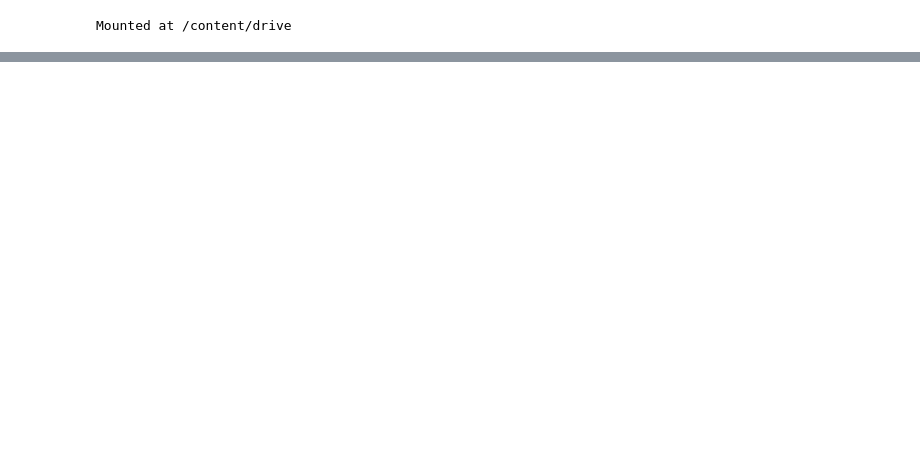
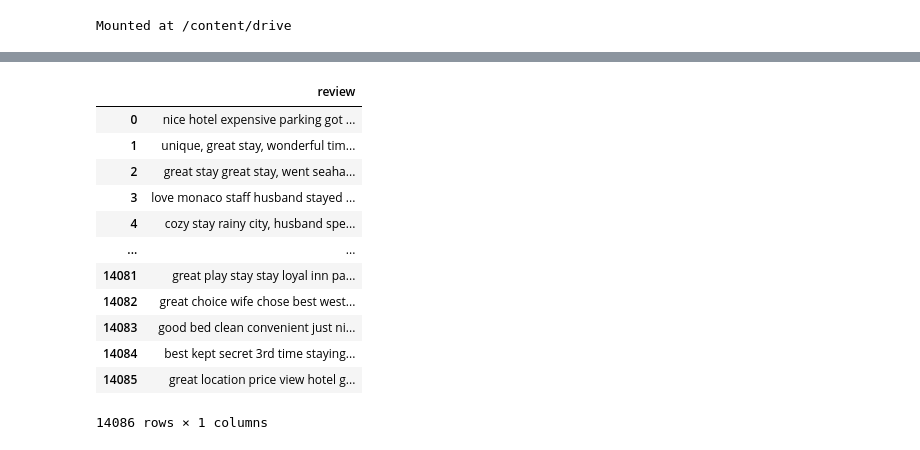
Before and after one commit to DonHK-97/LDA_BNCS411_Project, a Jupyter notebook: LDA_modeling.ipynb, the cells around one changed output, grey strips where cells are left out. Saved outputs shown, nothing was run; the diff lists cells and outputs as text; code cells hidden in the pictures; blank space fills up the shorter version.

```diff
--- a/LDA_modeling.ipynb
+++ b/LDA_modeling.ipynb
@@ -34,0 +57,53 @@ def LDA_model(dataframe, columns):
+# %%
+#Bring sentiment scoring model to build our own data set.
+Sentiment_analysis = SentimentIntensityAnalyzer()
+
+#Each sentiment dataset to be separated.
+pos_reviews = pd.DataFrame(columns = ['review'])
+neg_reviews = pd.DataFrame(columns = ['review'])
+idx_pos = 0
+idx_neg = 0
+
+#Function will return scores from by sentiment analysis as, 1 = Positive, 0.7 < Neutral, 0 > Negative
+def scoring_unit(review):
+  analyzed_scores = Sentiment_analysis.polarity_scores(review)
+  scoring = 0.5
+
+  if analyzed_scores['compound'] >= 0.7:
+    scoring = 1
+  elif analyzed_scores['compound'] < 0:
+    scoring = 0
+
+  return scoring
+
+#Save the reviews with the score data and ratings from Users
+for idx, row in text_reviews.iterrows():
+
+  # Break it, since we don't want to read false datas.
+  if idx == len(text_reviews['Review']):
+    break
+
+  temp_score = scoring_unit(row['Review'])
+
+  if temp_score == 1 and row['Rating'] >= 4:
+    pos_reviews.at[idx_pos, 'review'] = row['Review']
+    idx_pos += 1
+  elif temp_score == 0 and row['Rating'] <= 2:
+    neg_reviews.at[idx_neg, 'review'] = row['Review']
+    idx_neg += 1
+# %%
+pos_reviews
+# %% [output]
+|  | review |
+| 0 | nice hotel expensive parking got ... |
+| 1 | unique, great stay, wonderful tim... |
+| 2 | great stay great stay, went seaha... |
+| 3 | love monaco staff husband stayed ... |
+| 4 | cozy stay rainy city, husband spe... |
+| ... | ... |
+| 14081 | great play stay stay loyal inn pa... |
+| 14082 | great choice wife chose best west... |
+| 14083 | good bed clean convenient just ni... |
+| 14084 | best kept secret 3rd time staying... |
+| 14085 | great location price view hotel g... |
+14086 rows × 1 columns
```
Also changed, not shown: parts of 31 cells of this notebook, 1 other file.
